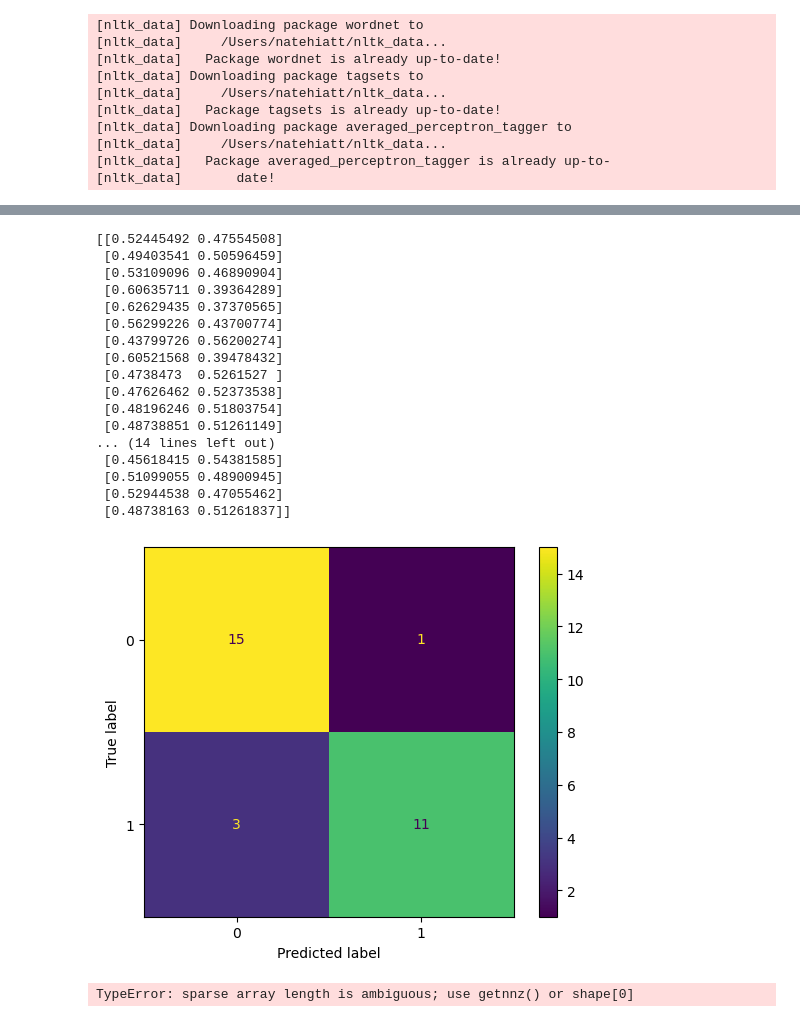
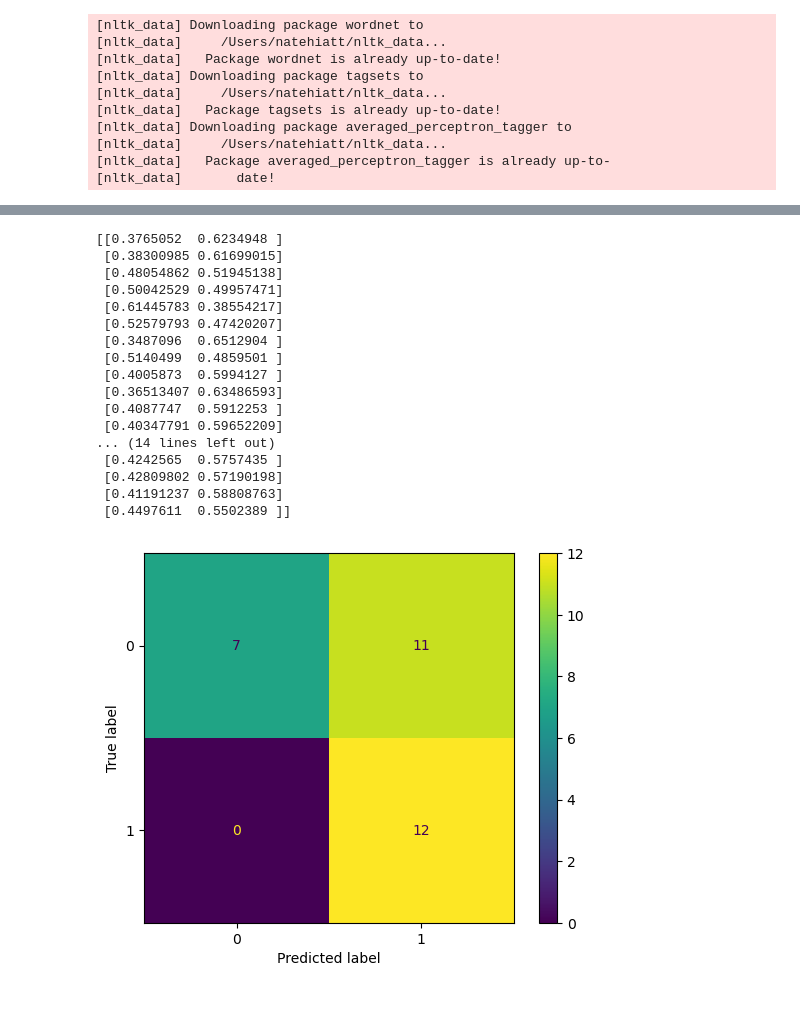
Before and after one commit to natehiatt/presidency_project, a Jupyter notebook: notebooks/naive_bayes_scratch.ipynb, the cells around one changed output, grey strips where cells are left out. Saved outputs shown, nothing was run; the diff lists cells and outputs as text; code cells hidden in the pictures.

```diff
--- a/notebooks/naive_bayes_scratch.ipynb
+++ b/notebooks/naive_bayes_scratch.ipynb
@@ -65,8 +65,7 @@ def preprocessing(text, tokenizer, stopwords, lemmatizer):
 df = pd.read_csv('../data/final_df.csv')
 df.drop(columns=["text_lower", "link", "list_tokens", "string_tokens"], inplace=True)
 df["Target"] = df["Target"].astype('int')
-
-
+df = df.drop(df[(df['Year'] == 2008) & (df['Name'] == 'FORD')].index)
 df
 # %% [output]
 |  | Year | Name | Text | Target |
@@ -142,53 +141,48 @@ y = df["Target"]
 X_train, X_test, y_train, y_test = train_test_split(X, y, random_state=1)
 
 # make into sparse matrices
 """
 vectorizer = CountVectorizer()
 X_train = vectorizer.fit_transform(X_train["tokens"].apply(lambda x: " ".join(x)))
 X_test = vectorizer.transform(X_test["tokens"].apply(lambda x: " ".join(x)))
 
 tfidf_transformer = TfidfTransformer()
 X_train_tfidf = tfidf_transformer.fit_transform(X_train)
 X_test_tfidf = tfidf_transformer.transform(X_test)
 """
-tfidf_vectorizer = TfidfVectorizer()
+tfidf_vectorizer = TfidfVectorizer(smooth_idf=True)
 X_train_tfidf = tfidf_vectorizer.fit_transform(X_train["tokens"].apply(lambda x: " ".join(x)))
 X_test_tfidf = tfidf_vectorizer.transform(X_test["tokens"].apply(lambda x: " ".join(x)))
 
 # Naive Bayes
 
 clf = MultinomialNB()
 clf.fit(X_train_tfidf, y_train)
 y_pred = clf.predict(X_test_tfidf)
 
 from sklearn.metrics import confusion_matrix, ConfusionMatrixDisplay
 cm = confusion_matrix(y_test, y_pred)
 disp = ConfusionMatrixDisplay(confusion_matrix=cm, display_labels=clf.classes_)
 disp.plot()
 
 # print multinomial probabilities
 print(clf.predict_proba(X_test_tfidf))
 # %% [output]
-[[0.52445492 0.47554508]
- [0.49403541 0.50596459]
- [0.53109096 0.46890904]
- [0.60635711 0.39364289]
- [0.62629435 0.37370565]
- [0.56299226 0.43700774]
- [0.43799726 0.56200274]
- [0.60521568 0.39478432]
- [0.4738473  0.5261527 ]
- [0.47626462 0.52373538]
- [0.48196246 0.51803754]
- [0.48738851 0.51261149]
+[[0.3765052  0.6234948 ]
+ [0.38300985 0.61699015]
+ [0.48054862 0.51945138]
+ [0.50042529 0.49957471]
+ [0.61445783 0.38554217]
+ [0.52579793 0.47420207]
+ [0.3487096  0.6512904 ]
+ [0.5140499  0.4859501 ]
+ [0.4005873  0.5994127 ]
+ [0.36513407 0.63486593]
+ [0.4087747  0.5912253 ]
+ [0.40347791 0.59652209]
 ... (14 lines left out)
- [0.45618415 0.54381585]
- [0.51099055 0.48900945]
- [0.52944538 0.47055462]
- [0.48738163 0.51261837]]
+ [0.4242565  0.5757435 ]
+ [0.42809802 0.57190198]
+ [0.41191237 0.58808763]
+ [0.4497611  0.5502389 ]]
-[figure, old version]
+[figure, new version]
-# %%
-
-df["tfidf_score"] = tfidf_vectorizer.transform(df["tokens"].apply(lambda x: " ".join(x)))
-# %% [output]
-TypeError: sparse array length is ambiguous; use getnnz() or shape[0]
```
Also changed, not shown: parts of 24 cells of this notebook.
